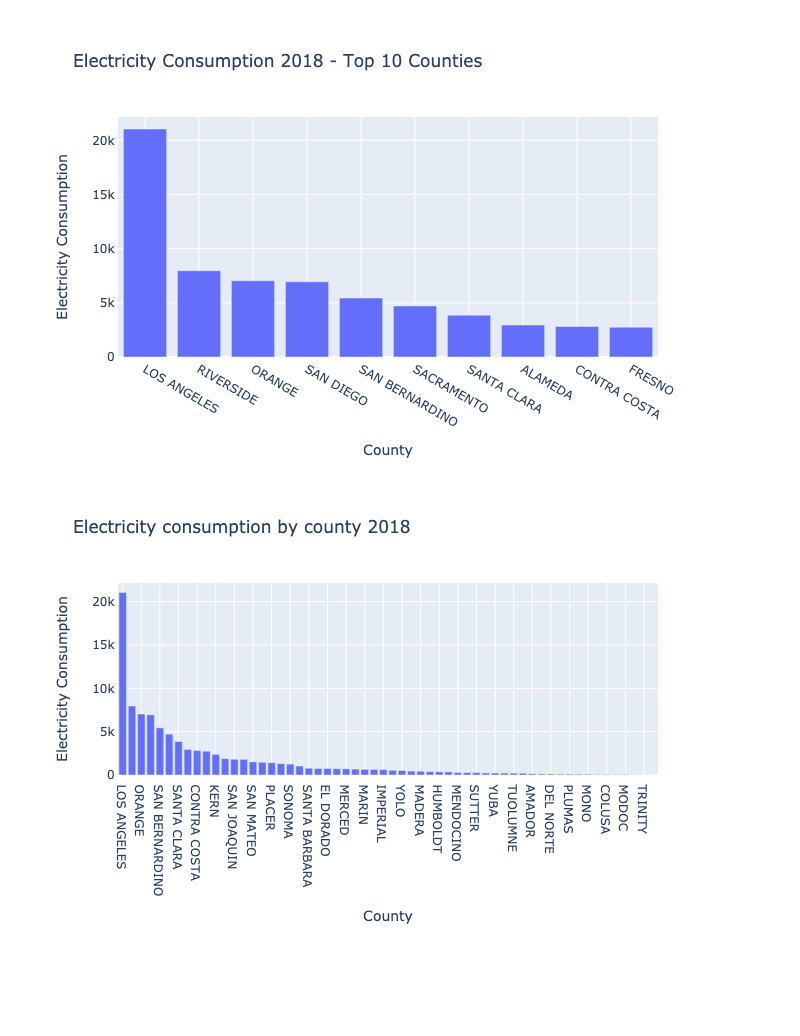
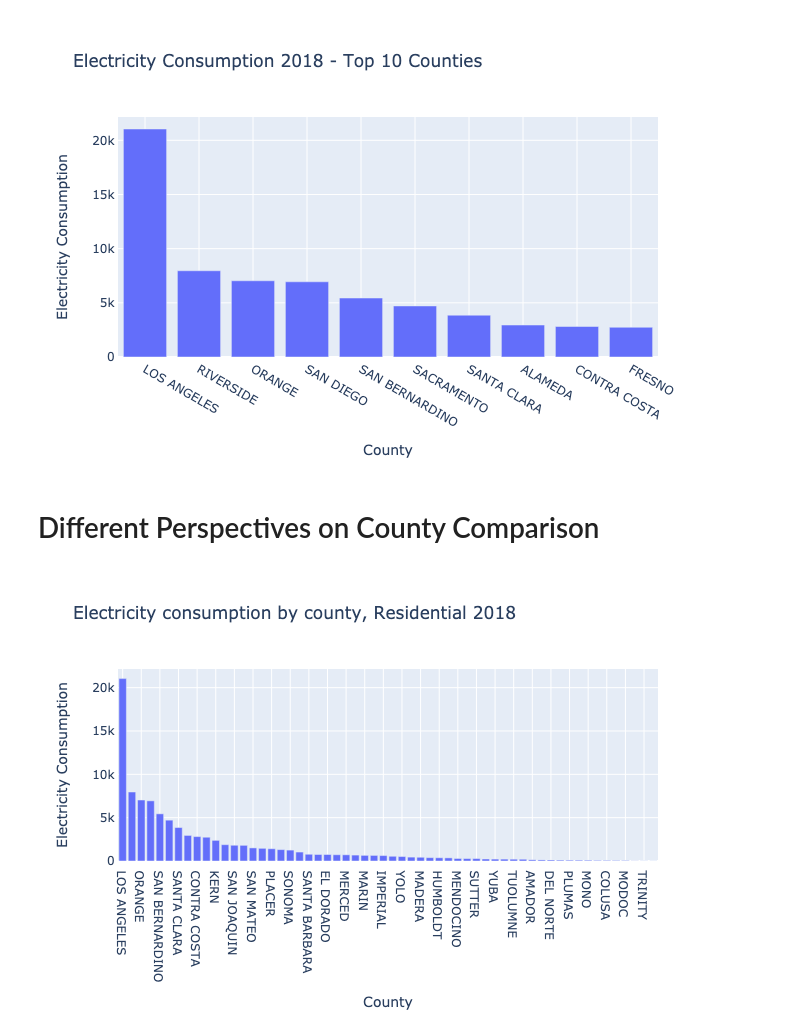
Before and after one commit to zach-brown-18/CA_Energy_Consumption, a Jupyter notebook: plotly_explore.ipynb, the cells around one changed output. Saved outputs shown, nothing was run; the diff lists cells and outputs as text; code cells hidden in the pictures; blank space fills up the shorter version.

```diff
--- a/plotly_explore.ipynb
+++ b/plotly_explore.ipynb
@@ -8,5 +8,5 @@ import pandas as pd
 import plotly.express as px
 # %%
 # Get fips codes
-df_fips = pd.read_csv("csv/ca_fips.csv", dtype={"fips": str})
-df_fips = df_fips.drop(columns="county")
+fips = pd.read_csv("csv/ca_fips.csv", dtype={"fips": str})
+fips = fips.drop(columns="county")
@@ -13,5 +52,3 @@ df_fips = df_fips.drop(columns="county")
 # %%
-# County
-df_electricity_by_county = pd.read_csv("csv/ElectricityByCounty.csv")[['County','Sector','2018']]
-df_electricity_by_county = pd.concat([df_fips,df_electricity_by_county], axis=1)
-df_electricity_by_county
+electricity_residential = pd.read_csv("csv/ElectricityByCounty.csv")[['County','Sector','2018']]
+electricity_residential = pd.concat([fips,electricity_residential], axis=1)
@@ -106,3 +109,3 @@ fig_per_person.show("png")
 # %%
-df_electricity_by_county_sorted = df_electricity_by_county.sort_values(by="2018", ascending=False)
+electricity_residential_sorted = electricity_residential.sort_values(by="2018", ascending=False)
 # %%
@@ -142,12 +144,14 @@ fig_bar = px.bar(top_10, x='County', y='2018', title=title, labels=labels)
 fig_bar.show("png")
 # %% [output]
 [figure]
+# %% [markdown]
+# Different Perspectives on County Comparison
 # %%
-title = "Electricity consumption by county 2018"
+title = "Electricity consumption by county, Residential 2018"
 labels={"2018": "Electricity Consumption"}
-fig_bar_all = px.bar(df_electricity_by_county_sorted, x='County', y='2018', title=title, labels=labels)
+fig_bar_all = px.bar(electricity_residential_sorted, x='County', y='2018', title=title, labels=labels)
 fig_bar_all.update_layout(hovermode="x unified")
 fig_bar_all.show("png")
 # %% [output]
-[figure, old version]
+[figure, new version]
 # %%
```
Also changed, not shown: parts of 19 cells of this notebook, 1 other file.
